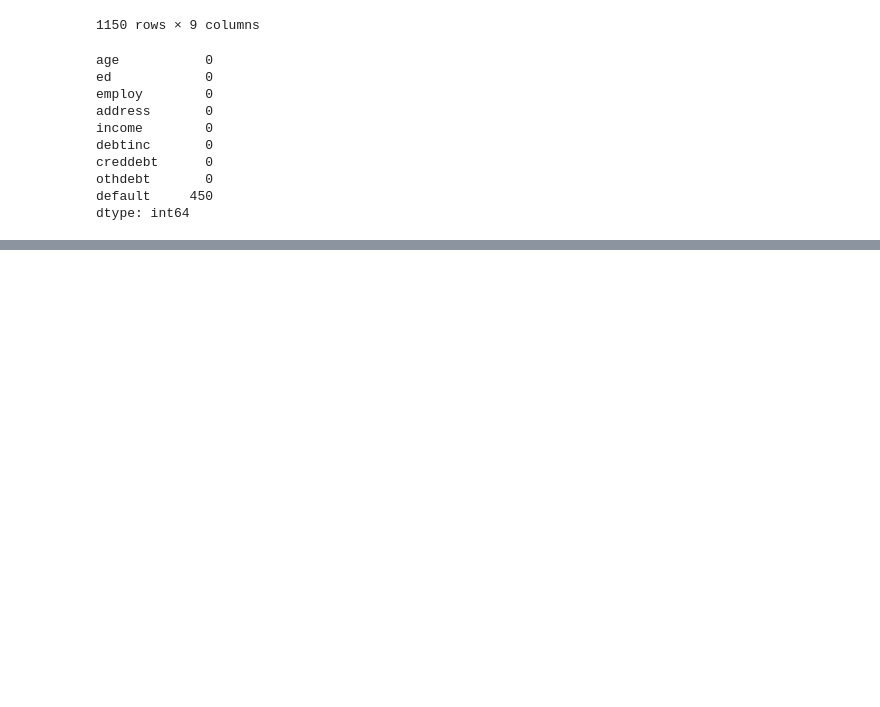
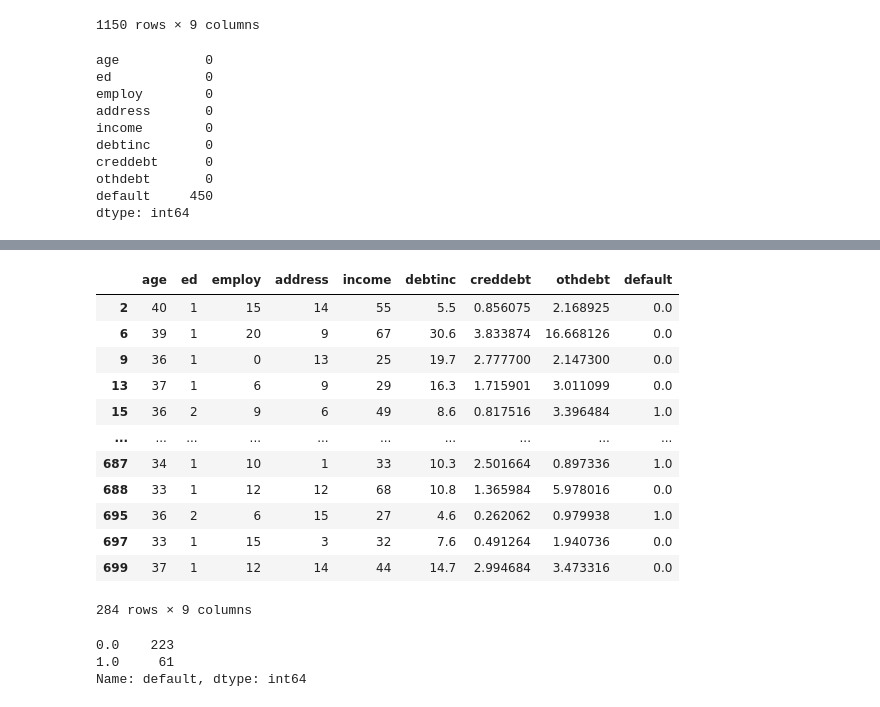
Before and after one commit to iswetha522/Credit-Risk-Analysis, a Jupyter notebook: credit_risk_analysis.ipynb, the cells around one changed output, grey strips where cells are left out. Saved outputs shown, nothing was run; the diff lists cells and outputs as text; code cells hidden in the pictures; blank space fills up the shorter version.

```diff
--- a/credit_risk_analysis.ipynb
+++ b/credit_risk_analysis.ipynb
@@ -33,0 +208,23 @@ dtype: int64
+# %%
+age_between_30_40 = credit.loc[(credit["age"] > 30) & (credit["age"] <= 40)]
+age_between_30_40
+# %% [output]
+|  | age | ed | employ | address | income | debtinc | creddebt | othdebt | default |
+| 2 | 40 | 1 | 15 | 14 | 55 | 5.5 | 0.856075 | 2.168925 | 0.0 |
+| 6 | 39 | 1 | 20 | 9 | 67 | 30.6 | 3.833874 | 16.668126 | 0.0 |
+| 9 | 36 | 1 | 0 | 13 | 25 | 19.7 | 2.777700 | 2.147300 | 0.0 |
+| 13 | 37 | 1 | 6 | 9 | 29 | 16.3 | 1.715901 | 3.011099 | 0.0 |
+| 15 | 36 | 2 | 9 | 6 | 49 | 8.6 | 0.817516 | 3.396484 | 1.0 |
+| ... | ... | ... | ... | ... | ... | ... | ... | ... | ... |
+| 687 | 34 | 1 | 10 | 1 | 33 | 10.3 | 2.501664 | 0.897336 | 1.0 |
+| 688 | 33 | 1 | 12 | 12 | 68 | 10.8 | 1.365984 | 5.978016 | 0.0 |
+| 695 | 36 | 2 | 6 | 15 | 27 | 4.6 | 0.262062 | 0.979938 | 1.0 |
+| 697 | 33 | 1 | 15 | 3 | 32 | 7.6 | 0.491264 | 1.940736 | 0.0 |
+| 699 | 37 | 1 | 12 | 14 | 44 | 14.7 | 2.994684 | 3.473316 | 0.0 |
+284 rows × 9 columns
+# %%
+age_between_30_40['default'].value_counts()
+# %% [output]
+0.0    223
+1.0     61
+Name: default, dtype: int64
```
Also changed, not shown: parts of 19 cells of this notebook.
